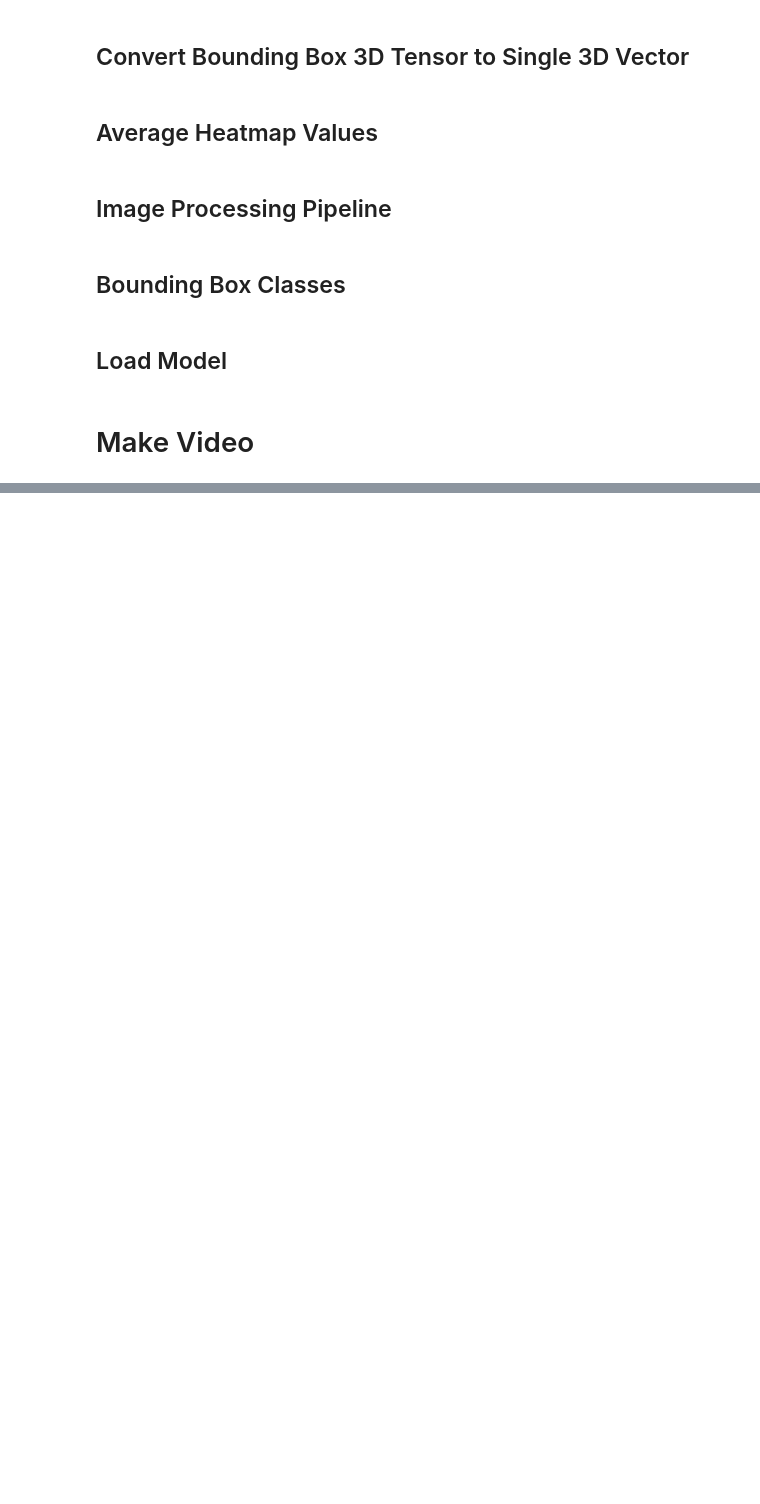
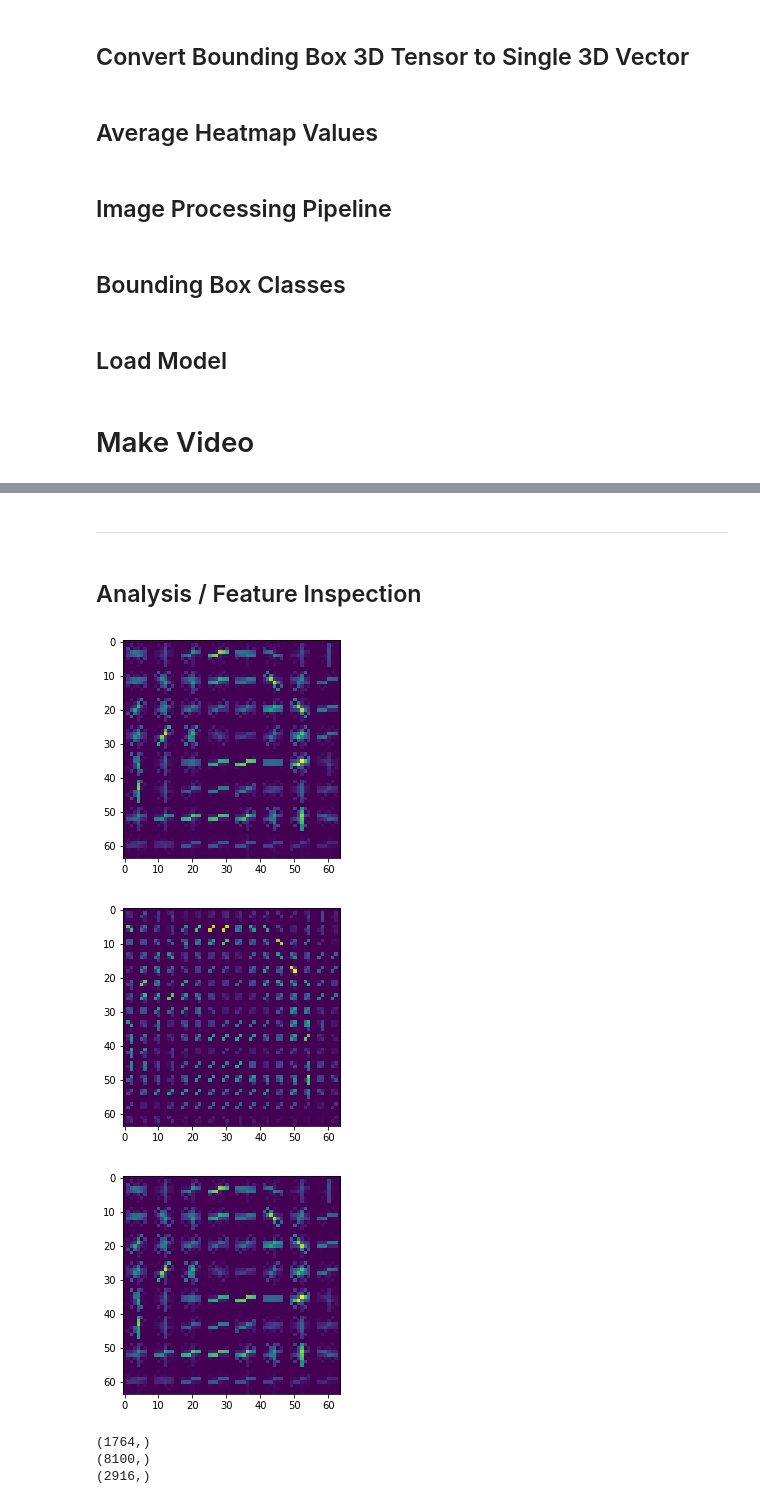
Before and after one commit to stevendae/CarND-Vehicle-Detection, a Jupyter notebook: Pipeline_Video.ipynb, the cells around one changed output, grey strips where cells are left out. Cells and saved outputs as stored; diff of their text form; code cells hidden in the pictures; blank space fills up the shorter version.

```diff
--- a/Pipeline_Video.ipynb
+++ b/Pipeline_Video.ipynb
@@ -497,0 +497,27 @@ Wall time: 19min 36s
+# %% [markdown]
+---
+# %% [markdown]
+## Analysis / Feature Inspection
+# %%
+image = mpimg.imread(car_images[23])
+spatial_img = cv2.resize(image[:,:,0],(32,32))
+hog_hist = get_hog_features(image[:,:,0], orient = 9, pix_per_cell = 8, cell_per_block=2, vis=True)
+hog_hist1 = get_hog_features(image[:,:,0], orient = 9, pix_per_cell = 4, cell_per_block=2, vis=True)
+hog_hist2 = get_hog_features(image[:,:,0], orient = 9, pix_per_cell = 8, cell_per_block=6, vis=True)
+plt.imshow(hog_hist[1])
+plt.show()
+plt.imshow(hog_hist1[1])
+plt.show()
+plt.imshow(hog_hist2[1])
+plt.show()
+
+print(hog_hist[0].shape)
+print(hog_hist1[0].shape)
+print(hog_hist2[0].shape)
+# %% [output]
+[figure, added]
+[figure, added]
+[figure, added]
+(1764,)
+(8100,)
+(2916,)
```
Also changed, not shown: parts of 12 cells of this notebook.
